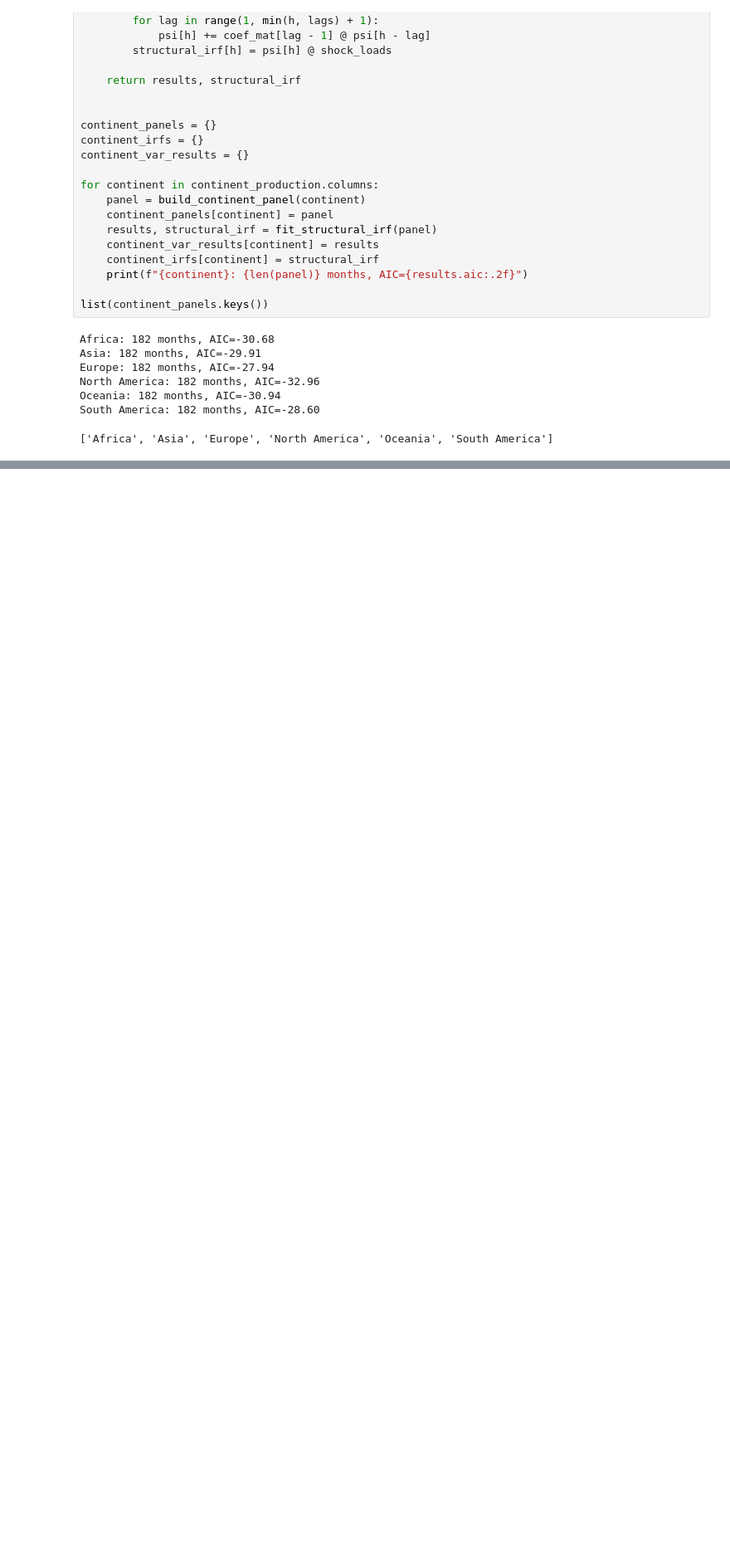
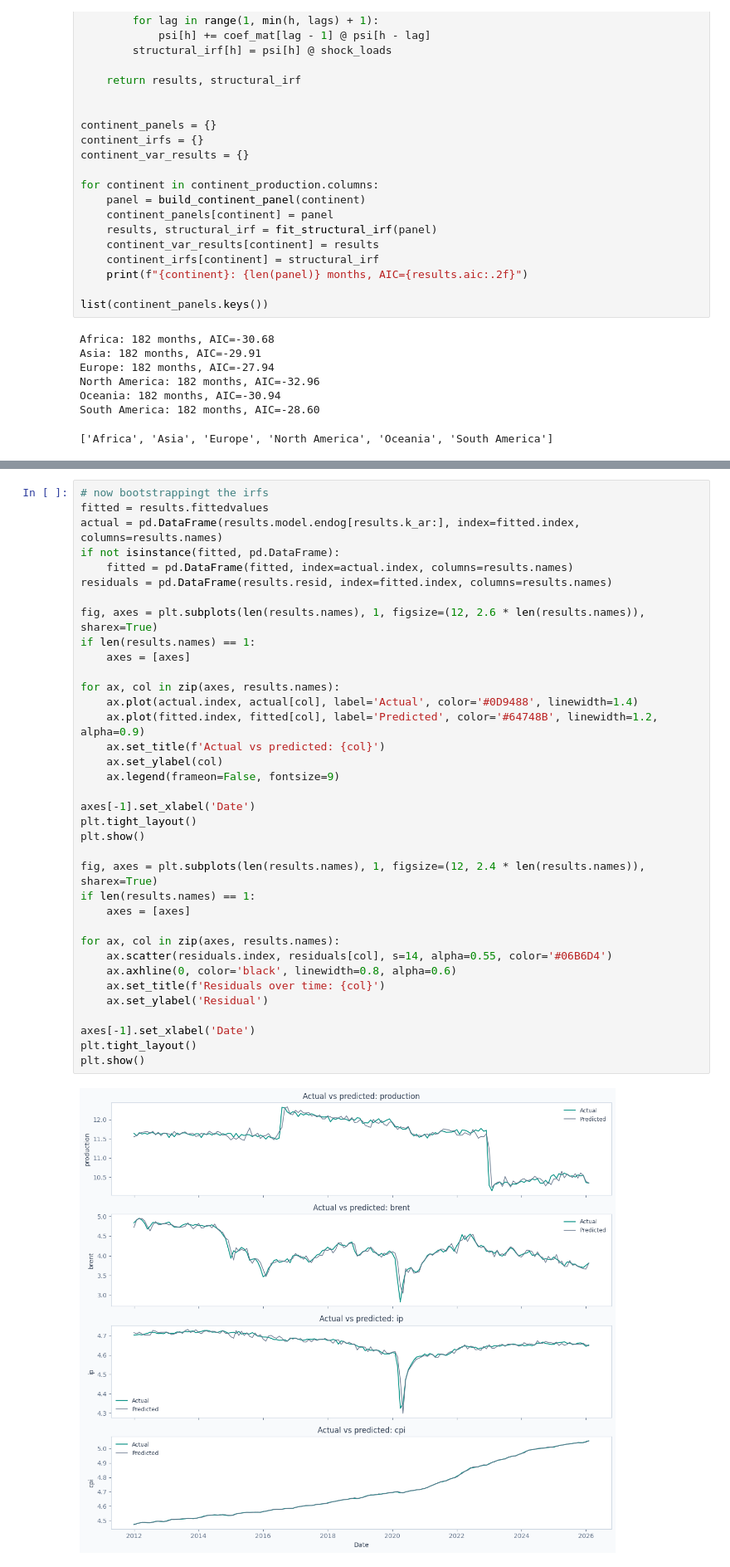
Before and after one commit to pchowd/oil_substack, a Jupyter notebook: oil_supply.ipynb, the cells around one changed output, grey strips where cells are left out. Shown at 83% size. Saved outputs shown, nothing was run; the diff lists cells and outputs as text; blank space fills up the shorter version.

```diff
--- a/oil_supply.ipynb
+++ b/oil_supply.ipynb
@@ -956,0 +1011,38 @@ for continent, structural_irf in continent_irfs.items():
+# %%
+# now bootstrappingt the irfs
+fitted = results.fittedvalues
+actual = pd.DataFrame(results.model.endog[results.k_ar:], index=fitted.index, columns=results.names)
+if not isinstance(fitted, pd.DataFrame):
+    fitted = pd.DataFrame(fitted, index=actual.index, columns=results.names)
+residuals = pd.DataFrame(results.resid, index=fitted.index, columns=results.names)
+
+fig, axes = plt.subplots(len(results.names), 1, figsize=(12, 2.6 * len(results.names)), sharex=True)
+if len(results.names) == 1:
+    axes = [axes]
+
+for ax, col in zip(axes, results.names):
+    ax.plot(actual.index, actual[col], label='Actual', color='#0D9488', linewidth=1.4)
+    ax.plot(fitted.index, fitted[col], label='Predicted', color='#64748B', linewidth=1.2, alpha=0.9)
+    ax.set_title(f'Actual vs predicted: {col}')
+    ax.set_ylabel(col)
+    ax.legend(frameon=False, fontsize=9)
+
+axes[-1].set_xlabel('Date')
+plt.tight_layout()
+plt.show()
+
+fig, axes = plt.subplots(len(results.names), 1, figsize=(12, 2.4 * len(results.names)), sharex=True)
+if len(results.names) == 1:
+    axes = [axes]
+
+for ax, col in zip(axes, results.names):
+    ax.scatter(residuals.index, residuals[col], s=14, alpha=0.55, color='#06B6D4')
+    ax.axhline(0, color='black', linewidth=0.8, alpha=0.6)
+    ax.set_title(f'Residuals over time: {col}')
+    ax.set_ylabel('Residual')
+
+axes[-1].set_xlabel('Date')
+plt.tight_layout()
+plt.show()
+# %% [output]
+[figure, added]
```
Also changed, not shown: parts of 13 cells of this notebook, 1 other file.
